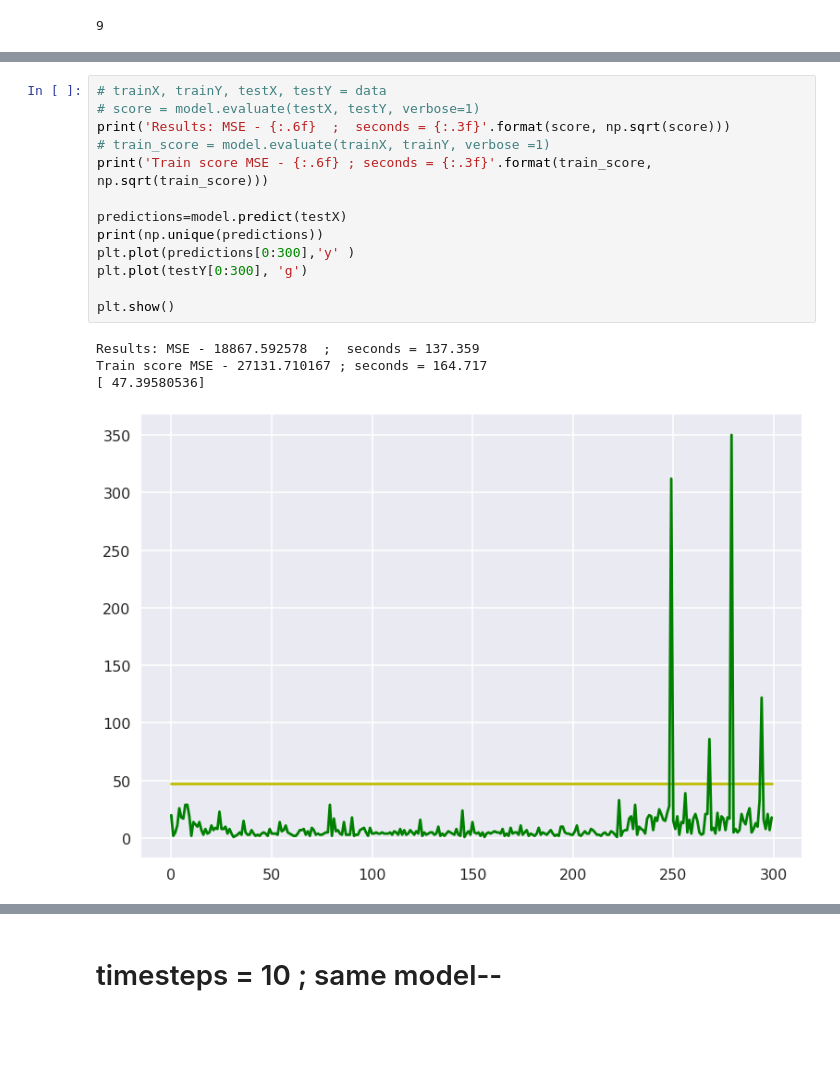
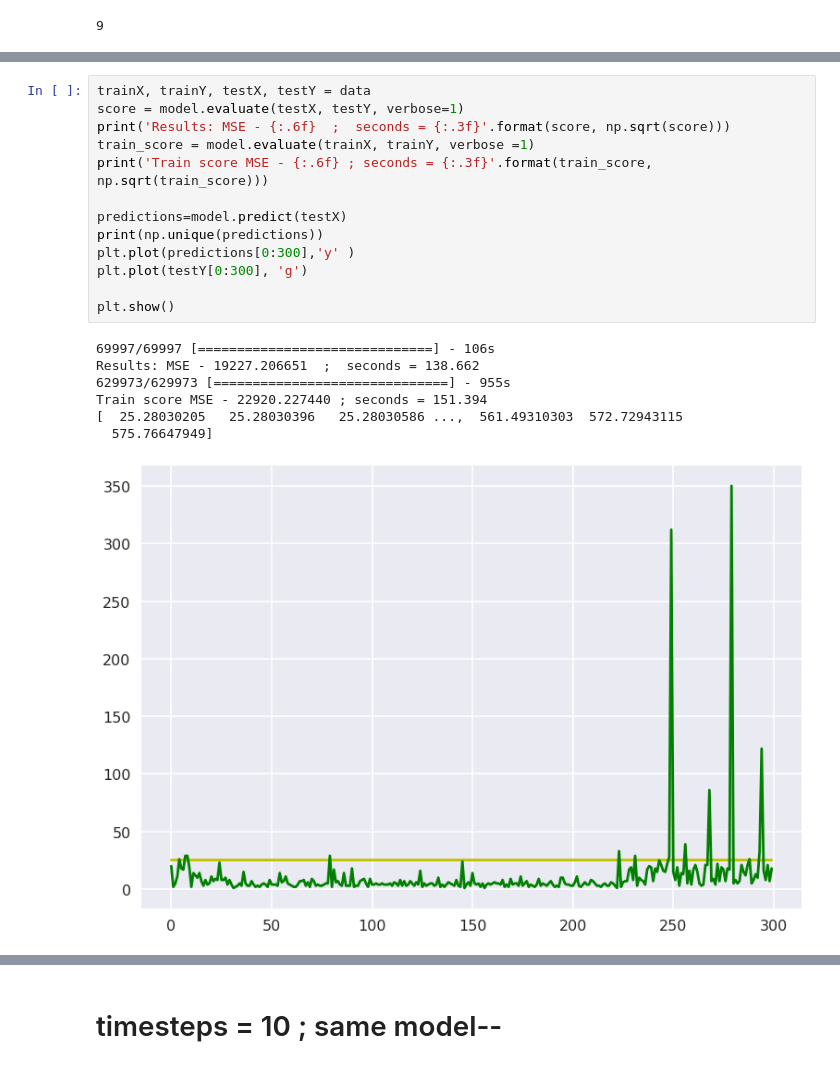
Before and after one commit to vyomshm/DeepAnomaly, a Jupyter notebook: abc.ipynb, the cells around one changed output, grey strips where cells are left out. Cells and saved outputs as stored; diff of their text form; blank space fills up the shorter version.

```diff
--- a/abc.ipynb
+++ b/abc.ipynb
@@ -564,20 +564,23 @@ plt.show()
 # %%
-# trainX, trainY, testX, testY = data
-# score = model.evaluate(testX, testY, verbose=1)
+trainX, trainY, testX, testY = data
+score = model.evaluate(testX, testY, verbose=1)
 print('Results: MSE - {:.6f}  ;  seconds = {:.3f}'.format(score, np.sqrt(score)))
-# train_score = model.evaluate(trainX, trainY, verbose =1)
+train_score = model.evaluate(trainX, trainY, verbose =1)
 print('Train score MSE - {:.6f} ; seconds = {:.3f}'.format(train_score, np.sqrt(train_score)))
 
 predictions=model.predict(testX)
 print(np.unique(predictions))
 plt.plot(predictions[0:300],'y' )
 plt.plot(testY[0:300], 'g')
 
 plt.show()
 # %% [output]
-Results: MSE - 18867.592578  ;  seconds = 137.359
-Train score MSE - 27131.710167 ; seconds = 164.717
-[ 47.39580536]
+69997/69997 [==============================] - 106s
+Results: MSE - 19227.206651  ;  seconds = 138.662
+629973/629973 [==============================] - 955s
+Train score MSE - 22920.227440 ; seconds = 151.394
+[  25.28030205   25.28030396   25.28030586 ...,  561.49310303  572.72943115
+  575.76647949]
-[figure, old version]
+[figure, new version]
 # %%
 print(len(np.unique(predictions)))
```
Also changed, not shown: parts of 4 cells of this notebook.
